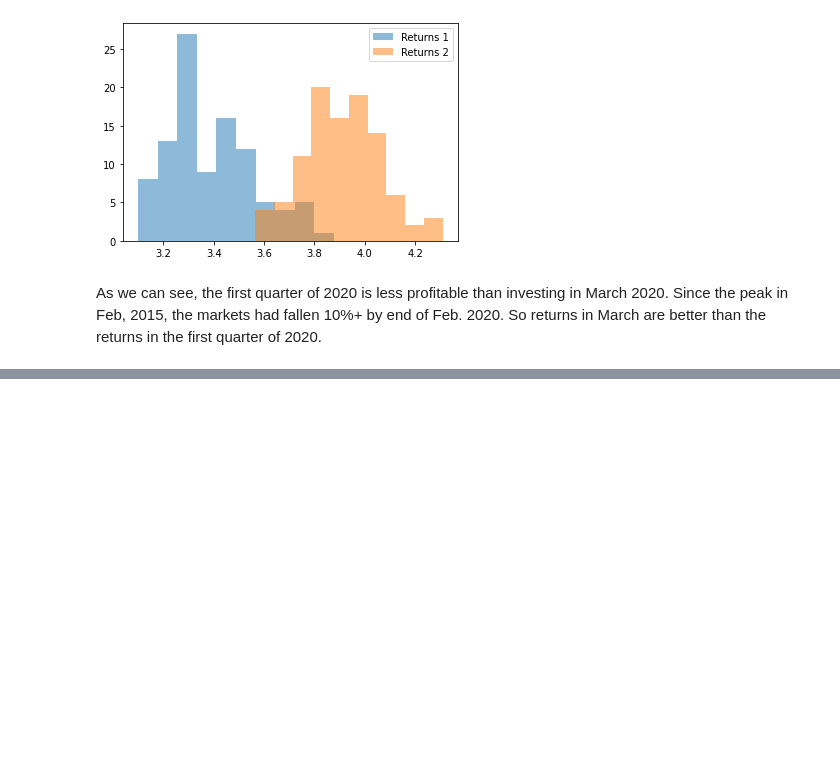
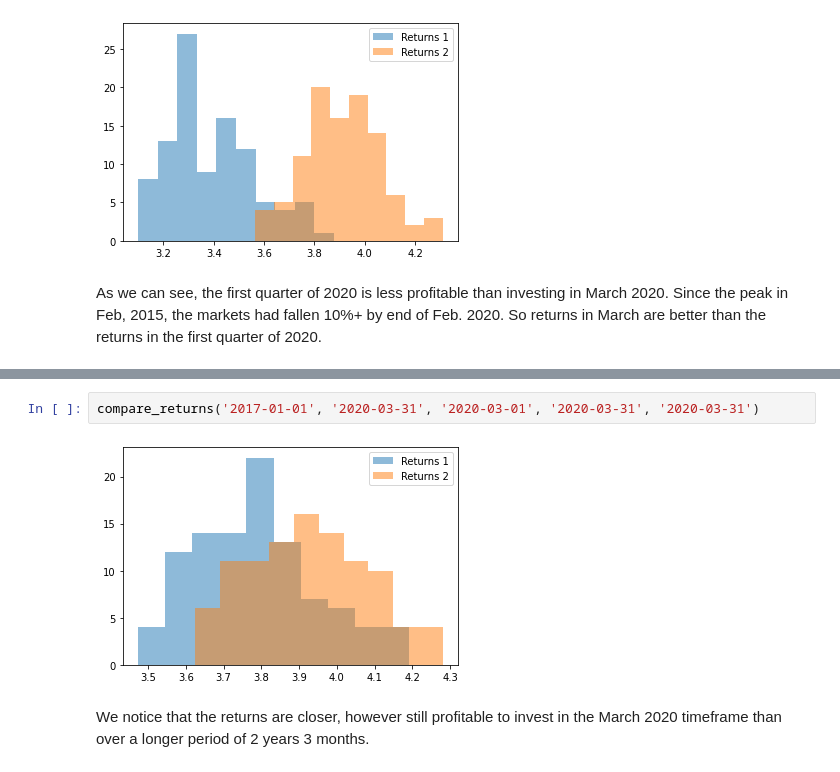
Before and after one commit to rajivsresearch/SP500, a Jupyter notebook: SP500_Return_Simulation.ipynb, the cells around one changed output, grey strips where cells are left out. Saved outputs shown, nothing was run; the diff lists cells and outputs as text; blank space fills up the shorter version.

```diff
--- a/SP500_Return_Simulation.ipynb
+++ b/SP500_Return_Simulation.ipynb
@@ -142,0 +151,6 @@ As we can see, the first quarter of 2020 is less profitable than investing in Ma
+# %%
+compare_returns('2017-01-01', '2020-03-31', '2020-03-01', '2020-03-31', '2020-03-31')
+# %% [output]
+[figure, added]
+# %% [markdown]
+We notice that the returns are closer, however still profitable to invest in the March 2020 timeframe than over a longer period of 2 years 3 months.
```
Also changed, not shown: parts of 2 cells of this notebook.
